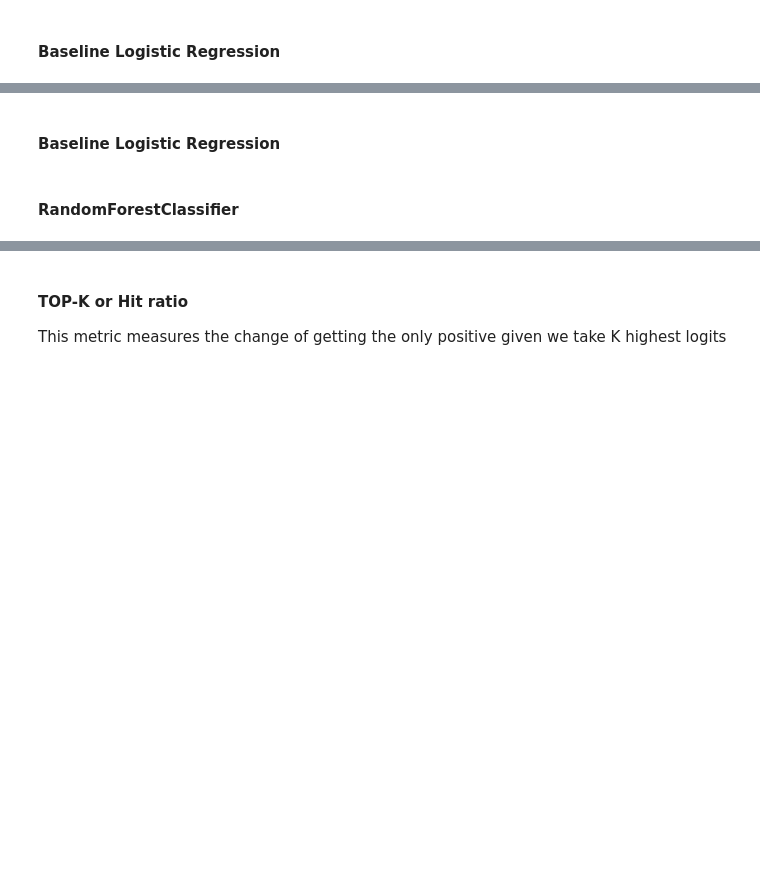
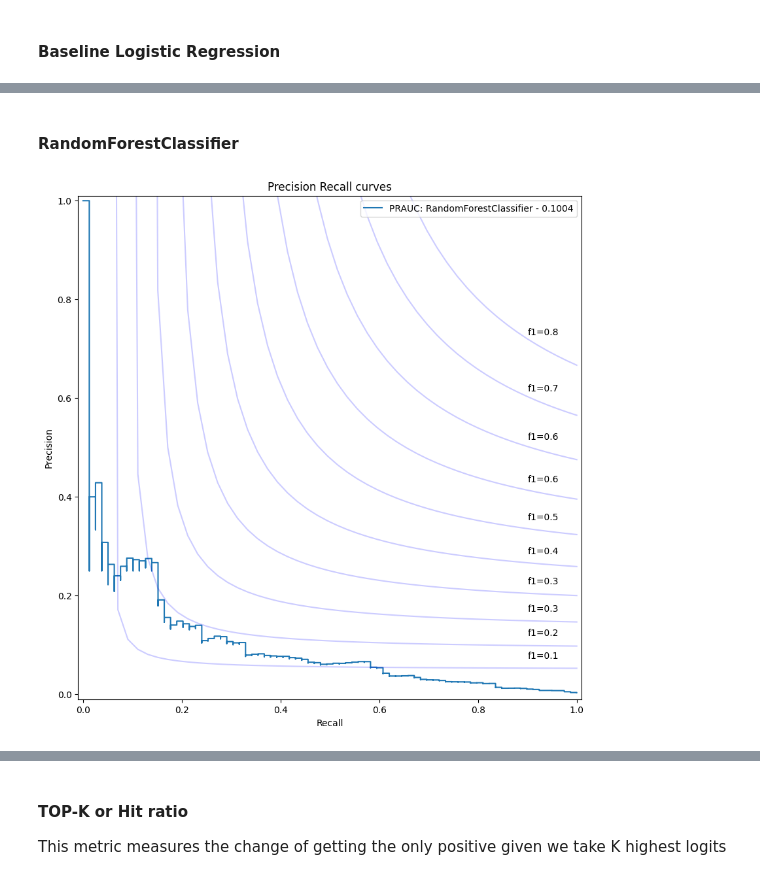
Before and after one commit to B0R0koko/pump-and-dump-prediction, a Jupyter notebook: src/analysis/research_notebook.ipynb, the cells around one changed output, grey strips where cells are left out. Cells and saved outputs as stored; diff of their text form; code cells hidden in the pictures; blank space fills up the shorter version.

```diff
--- a/src/analysis/research_notebook.ipynb
+++ b/src/analysis/research_notebook.ipynb
@@ -226,11 +396,5 @@ print(f"Mean crosssection size across the whole dataset is {mean_crosssection_si
 # %%
 # define regression columns and target
-target: str = "is_pumped"
-reg_cols: List[str] = (
-        asset_return_cols + asset_return_zscore_cols +
-        quote_abs_zscore_cols + share_of_long_trades_cols +
-        powerlaw_cols + slippage_imbalance_cols +
-        flow_imbalance_cols + num_trades_cols
-)
+from analysis.utils.feature_set import FeatureSet
+
+feature_set: FeatureSet = FeatureSet.auto()
-# %% [markdown]
-<h4>Baseline Logistic Regression</h4>
@@ -249,18 +401,26 @@ model_lr = LogisticRegression(
 # %% [markdown]
 <h4>RandomForestClassifier</h4>
 # %%
-from sklearn.ensemble import RandomForestClassifier
+from analysis.models.RandomForestModel import RandomForestModel
 
-model_rf = RandomForestClassifier(
-    criterion="gini",
-    n_estimators=1000,
-    max_depth=5,
-    n_jobs=-1,
-    max_samples=.8
+
+model_rf = RandomForestModel(
+    params={
+        "criterion": "gini",
+        "n_estimators": 1000,
+        "max_depth": 5,
+        "n_jobs": -1,
+        "max_samples": .8
+    }
 )
 
-model_rf.fit(X=df_train[reg_cols], y=df_train[target])
+model_rf.train(X=df_train[feature_set.regressors], y=df_train[feature_set.target])
 # %%
-probas_pred_rf: np.ndarray = model_rf.predict_proba(df_test[reg_cols])[:, 1]
+from analysis.utils.graphs import plot_precision_recall
+from analysis.utils.columns import COL_TARGET
 
-plot_precision_recall(df=df_test, model_probas={"RandomForestClassifier": probas_pred_rf})
+
+probas_pred_rf: np.ndarray = model_rf.predict_proba(df_test[feature_set.regressors])[:, 1]
+_ = plot_precision_recall(binary_true=df_test[COL_TARGET], model_probas={"RandomForestClassifier": probas_pred_rf})
+# %% [output]
+[figure, added]
```
Also changed, not shown: parts of 35 cells of this notebook, 21 other files.
